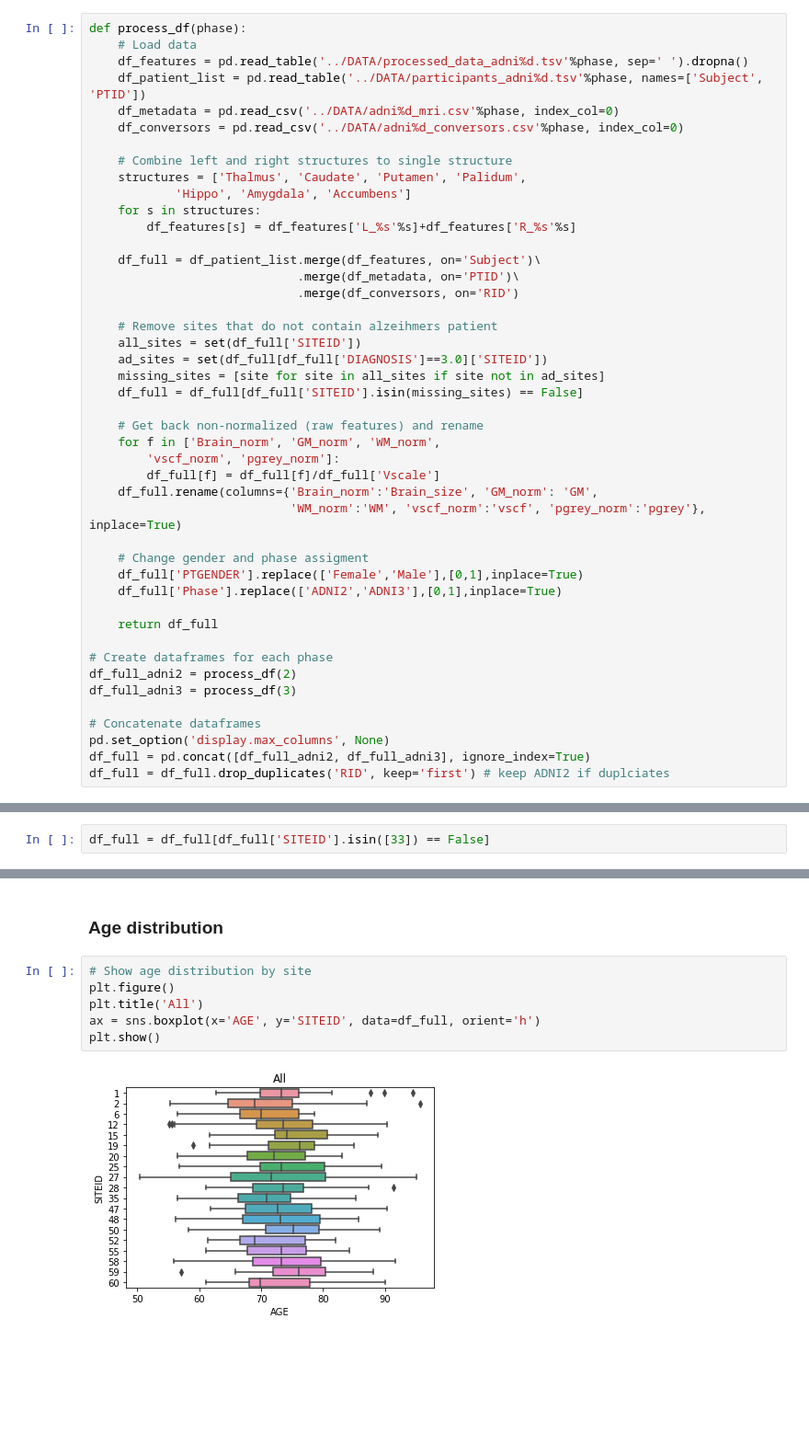
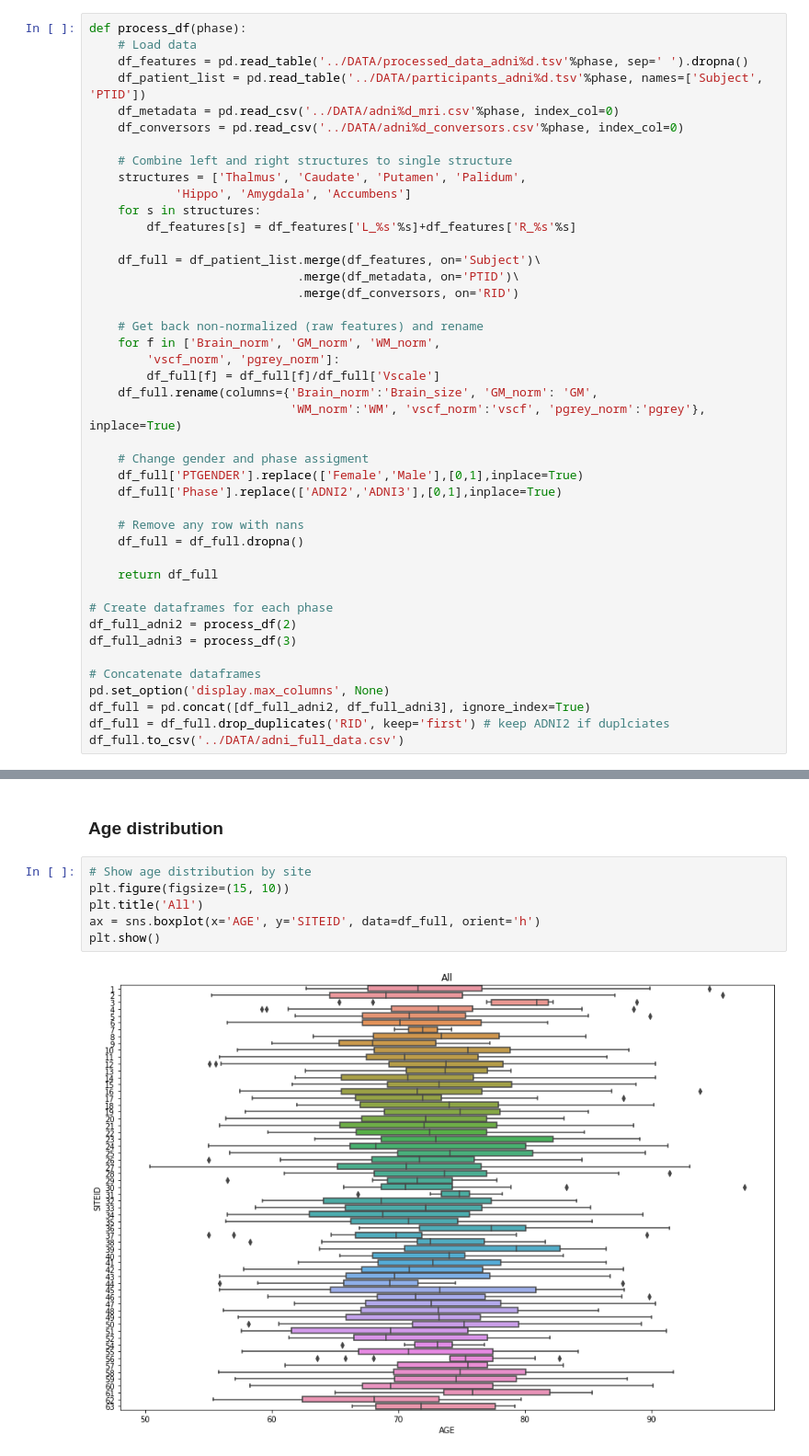
Before and after one commit to JGarciaCondado/ADNIBrainAge, a Jupyter notebook: jupyternotebooks/preprocessing.ipynb, the cells around one changed output, grey strips where cells are left out. Shown at 92% size. Cells and saved outputs as stored; diff of their text form; blank space fills up the shorter version.

```diff
--- a/jupyternotebooks/preprocessing.ipynb
+++ b/jupyternotebooks/preprocessing.ipynb
@@ -30,12 +30,6 @@ def process_df(phase):
                              .merge(df_metadata, on='PTID')\
                              .merge(df_conversors, on='RID')
 
-    # Remove sites that do not contain alzeihmers patient
-    all_sites = set(df_full['SITEID'])
-    ad_sites = set(df_full[df_full['DIAGNOSIS']==3.0]['SITEID'])
-    missing_sites = [site for site in all_sites if site not in ad_sites]
-    df_full = df_full[df_full['SITEID'].isin(missing_sites) == False]
-
     # Get back non-normalized (raw features) and rename
     for f in ['Brain_norm', 'GM_norm', 'WM_norm',
         'vscf_norm', 'pgrey_norm']:
@@ -47,6 +41,9 @@ def process_df(phase):
     df_full['PTGENDER'].replace(['Female','Male'],[0,1],inplace=True)
     df_full['Phase'].replace(['ADNI2','ADNI3'],[0,1],inplace=True)
 
+    # Remove any row with nans
+    df_full = df_full.dropna()
+
     return df_full
 
 # Create dataframes for each phase
@@ -57,6 +54,7 @@ df_full_adni3 = process_df(3)
 pd.set_option('display.max_columns', None)
 df_full = pd.concat([df_full_adni2, df_full_adni3], ignore_index=True)
 df_full = df_full.drop_duplicates('RID', keep='first') # keep ADNI2 if duplciates
+df_full.to_csv('../DATA/adni_full_data.csv')
 # %% [markdown]
 ### Site analysis
 # %%
@@ -78,2 +75,0 @@ Site 33 has too few controls to be able to model site variability effects so we
-# %%
-df_full = df_full[df_full['SITEID'].isin([33]) == False]
@@ -81,11 +100,11 @@ df_full = df_full[df_full['SITEID'].isin([33]) == False]
 ### Age distribution
 # %%
 # Show age distribution by site
-plt.figure()
+plt.figure(figsize=(15, 10))
 plt.title('All')
 ax = sns.boxplot(x='AGE', y='SITEID', data=df_full, orient='h')
 plt.show()
 # %% [output]
-[figure, old version]
+[figure, new version]
 # %%
 # Show age distribution by site
```
Also changed, not shown: parts of 26 cells of this notebook, 2 other files.
